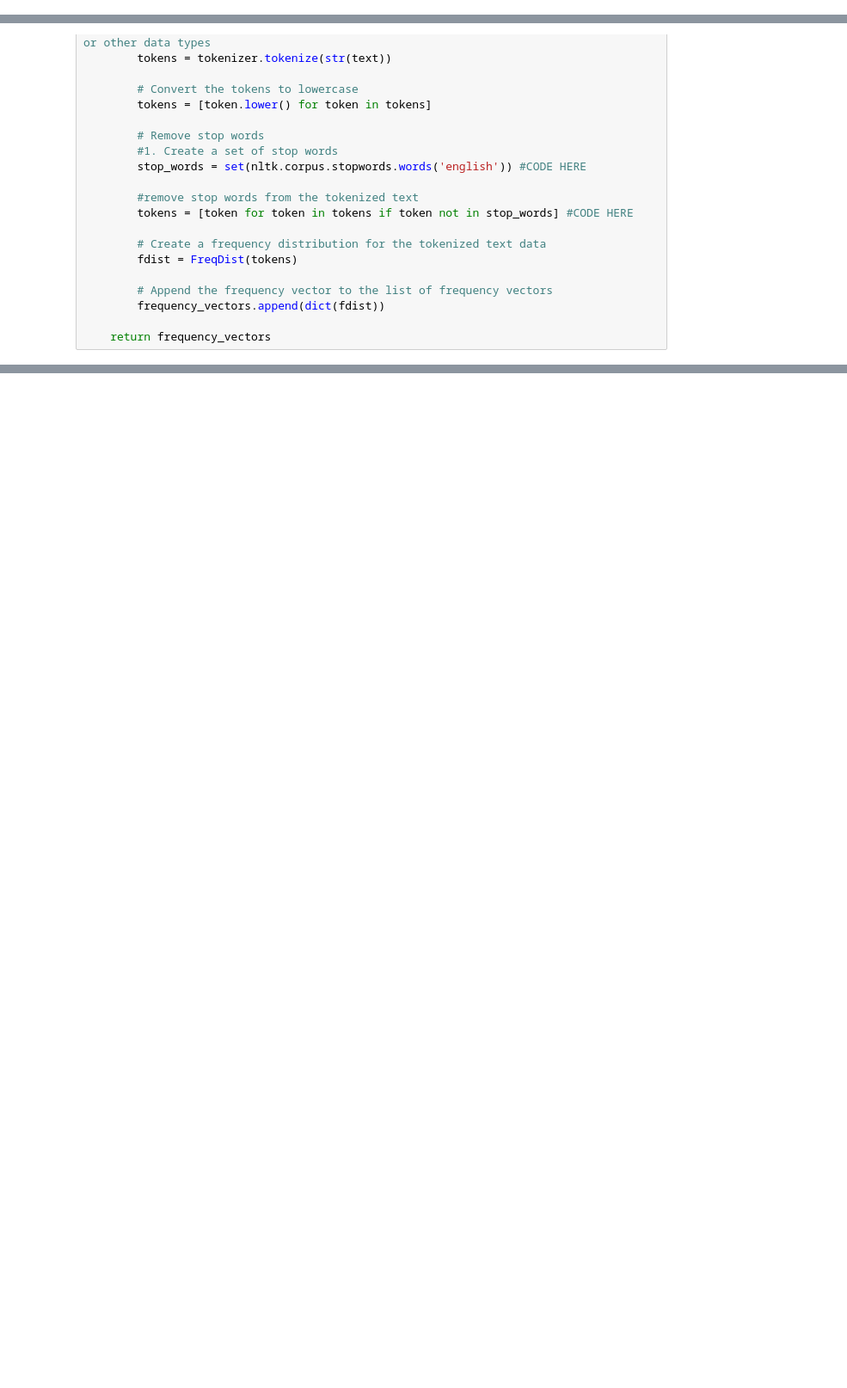
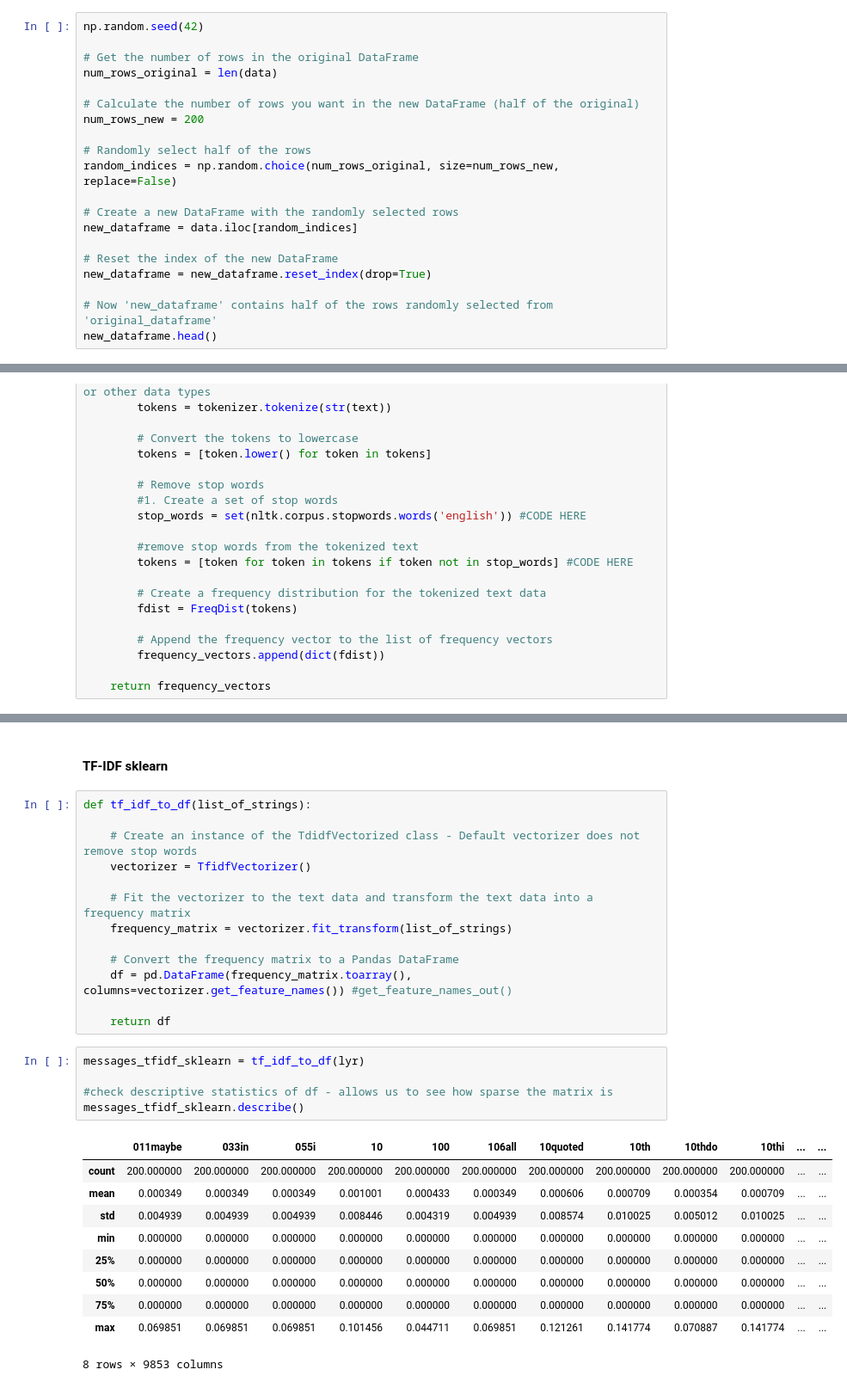
Before and after one commit to ARCadete21/Text-Mining-Project, a Jupyter notebook: vectorization_feature_extr.ipynb, the cells around one changed output, grey strips where cells are left out. Shown at 86% size. Cells and saved outputs as stored; diff of their text form; blank space fills up the shorter version.

```diff
--- a/vectorization_feature_extr.ipynb
+++ b/vectorization_feature_extr.ipynb
@@ -59,0 +43,20 @@ data
+# %%
+np.random.seed(42)
+
+# Get the number of rows in the original DataFrame
+num_rows_original = len(data)
+
+# Calculate the number of rows you want in the new DataFrame (half of the original)
+num_rows_new = 200
+
+# Randomly select half of the rows
+random_indices = np.random.choice(num_rows_original, size=num_rows_new, replace=False)
+
+# Create a new DataFrame with the randomly selected rows
+new_dataframe = data.iloc[random_indices]
+
+# Reset the index of the new DataFrame
+new_dataframe = new_dataframe.reset_index(drop=True)
+
+# Now 'new_dataframe' contains half of the rows randomly selected from 'original_dataframe'
+new_dataframe.head()
@@ -150,0 +351,31 @@ MemoryError: Unable to allocate 1.99 TiB for an array with shape (134967, 202842
+# %% [markdown]
+#### TF-IDF sklearn
+# %%
+def tf_idf_to_df(list_of_strings):
+
+    # Create an instance of the TdidfVectorized class - Default vectorizer does not remove stop words
+    vectorizer = TfidfVectorizer()
+
+    # Fit the vectorizer to the text data and transform the text data into a frequency matrix
+    frequency_matrix = vectorizer.fit_transform(list_of_strings)
+
+    # Convert the frequency matrix to a Pandas DataFrame
+    df = pd.DataFrame(frequency_matrix.toarray(), columns=vectorizer.get_feature_names()) #get_feature_names_out()
+
+    return df
+# %%
+messages_tfidf_sklearn = tf_idf_to_df(lyr)
+
+#check descriptive statistics of df - allows us to see how sparse the matrix is
+messages_tfidf_sklearn.describe()
+# %% [output]
+|  | 011maybe | 033in | 055i | 10 | 100 | 106all | 10quoted | 10th | 10thdo | 10thi | ... | ... |
+| count | 200.000000 | 200.000000 | 200.000000 | 200.000000 | 200.000000 | 200.000000 | 200.000000 | 200.000000 | 200.000000 | 200.000000 | ... | ... |
+| mean | 0.000349 | 0.000349 | 0.000349 | 0.001001 | 0.000433 | 0.000349 | 0.000606 | 0.000709 | 0.000354 | 0.000709 | ... | ... |
+| std | 0.004939 | 0.004939 | 0.004939 | 0.008446 | 0.004319 | 0.004939 | 0.008574 | 0.010025 | 0.005012 | 0.010025 | ... | ... |
+| min | 0.000000 | 0.000000 | 0.000000 | 0.000000 | 0.000000 | 0.000000 | 0.000000 | 0.000000 | 0.000000 | 0.000000 | ... | ... |
+| 25% | 0.000000 | 0.000000 | 0.000000 | 0.000000 | 0.000000 | 0.000000 | 0.000000 | 0.000000 | 0.000000 | 0.000000 | ... | ... |
+| 50% | 0.000000 | 0.000000 | 0.000000 | 0.000000 | 0.000000 | 0.000000 | 0.000000 | 0.000000 | 0.000000 | 0.000000 | ... | ... |
+| 75% | 0.000000 | 0.000000 | 0.000000 | 0.000000 | 0.000000 | 0.000000 | 0.000000 | 0.000000 | 0.000000 | 0.000000 | ... | ... |
+| max | 0.069851 | 0.069851 | 0.069851 | 0.101456 | 0.044711 | 0.069851 | 0.121261 | 0.141774 | 0.070887 | 0.141774 | ... | ... |
+8 rows × 9853 columns
```
Also changed, not shown: parts of 23 cells of this notebook.
